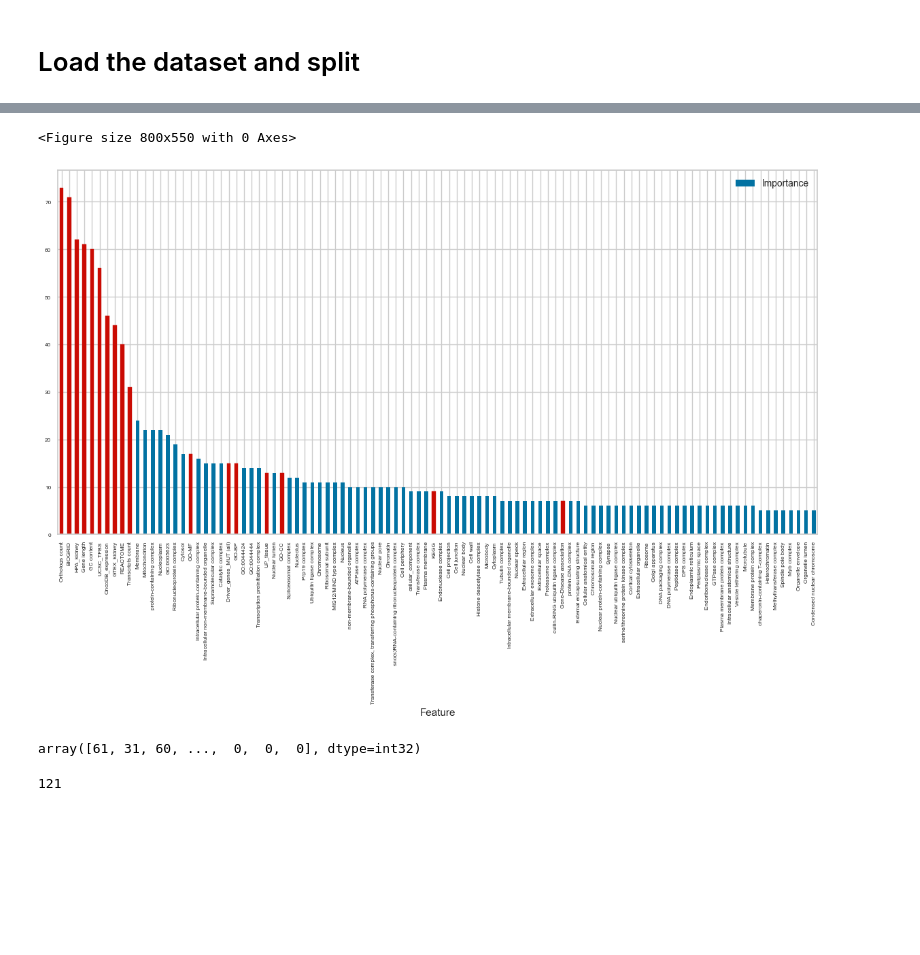
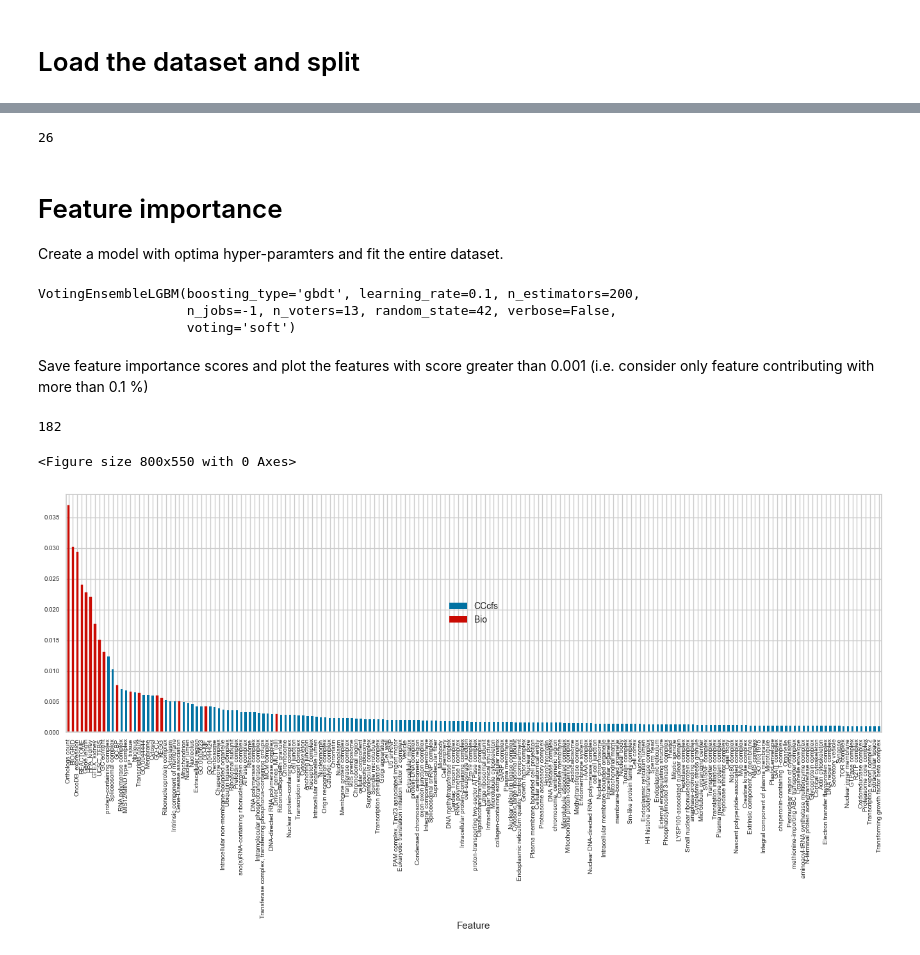
Before and after one commit to giordamaug/HELP, a Jupyter notebook: HELPpy/notebooks/feature_importance.ipynb, the cells around one changed output, grey strips where cells are left out. Saved outputs shown, nothing was run; the diff lists cells and outputs as text; code cells hidden in the pictures; blank space fills up the shorter version.

```diff
--- a/HELPpy/notebooks/feature_importance.ipynb
+++ b/HELPpy/notebooks/feature_importance.ipynb
@@ -135,30 +22,42 @@ PicklingError: Could not pickle the task to send it to the workers.
+# %%
+len(pd.read_csv(os.path.join(path, 'Kidney_BIO.csv'), index_col=0).columns)
+# %% [output]
+26
+# %% [markdown]
+# Feature importance
+Create a model with optima hyper-paramters and fit the entire dataset.
+# %%
+from HELPpy.models.prediction import VotingEnsembleLGBM
+hparams = {"n_estimators" :200, "n_voters": 13, "learning_rate": 0.1, "boosting_type": "gbdt"}
+velgbm = VotingEnsembleLGBM(**hparams)
+velgbm.fit(attributes,label)
+# %% [output]
+VotingEnsembleLGBM(boosting_type='gbdt', learning_rate=0.1, n_estimators=200,
+                   n_jobs=-1, n_voters=13, random_state=42, verbose=False,
+                   voting='soft')
+# %% [markdown]
+Save feature importance scores and plot the features with score greater than 0.001 (i.e. consider only feature contributing with more than 0.1 %)
 # %%
 import matplotlib.pyplot as plt
+from matplotlib.patches import Patch
 plt.tight_layout()
-ax = pd.DataFrame({'Feature': get_config('X_train').columns, 'Importance' :
-                   tuned_lgbm.feature_importances_}).sort_values('Importance', ascending=False).head(100).plot.bar(x='Feature', fontsize=6, y='Importance')
+df = pd.DataFrame({'Feature': get_config('X_train').columns, 'Importance' : velgbm.feature_importances_}).sort_values('Importance', ascending=False)
+df.to_csv("veLGBM_feature_importance.csv")
+reduced_features = df[df['Importance']>=0.001]['Feature'].values
+with open(f"biocccfs_reduced_0.1imp.txt", 'w', encoding='utf-8') as f:
+    f.write('\n'.join(list(reduced_features)))
+ax = df[df['Importance']>=0.001].plot.bar(x='Feature', fontsize=7, y='Importance')
 fig = ax.get_figure()
 fig.tight_layout()
 bioattrs = pd.read_csv(os.path.join(path, 'Kidney_BIO.csv'), index_col=0).columns
 for tick, feat in zip(ax.get_children(),ax.get_xticklabels()):
     if feat.get_text() in bioattrs:
         tick.set_color('r')
-fig.set_size_inches(12, 12)
-#fig.savefig('lgbm_feature_importance.png', dpi=300)
+legend_elements = [ Patch(facecolor='b', label='CCcfs'),Patch(facecolor='r', label='Bio')]
+ax.legend(handles=legend_elements, loc='center')
+fig.set_size_inches(14, 10)
+fig.savefig('veLGBM_feature_importance.png', dpi=600)
 # %% [output]
-<Figure size 800x550 with 0 Axes>
+182
+<Figure size 800x550 with 0 Axes>
-[figure, old version]
+[figure, new version]
-# %%
-tuned_lgbm.feature_importances_
-# %% [output]
-array([61, 31, 60, ...,  0,  0,  0], dtype=int32)
-# %%
-# this is how you can recreate the table
-import pandas as pd
-df_importance = pd.DataFrame({'Feature': get_config('X_train').columns, 'Value' : abs(tuned_lgbm.feature_importances_)}).sort_values(by='Value', ascending=False)
-print(len(df_importance[df_importance['Value'] >= 5]))
-cccfs_reduced = df_importance[(df_importance['Value'] >= 5) & (df_importance['Feature'].isin(bioattrs) == False)]['Feature']
-#plot_model(estimator = tuned_lgbm, plot = 'feature')
-cccfs_reduced.to_csv('CCcfs_reduced.csv', index=False)
-# %% [output]
-121
```
Also changed, not shown: parts of 14 cells of this notebook, 6 other files.
